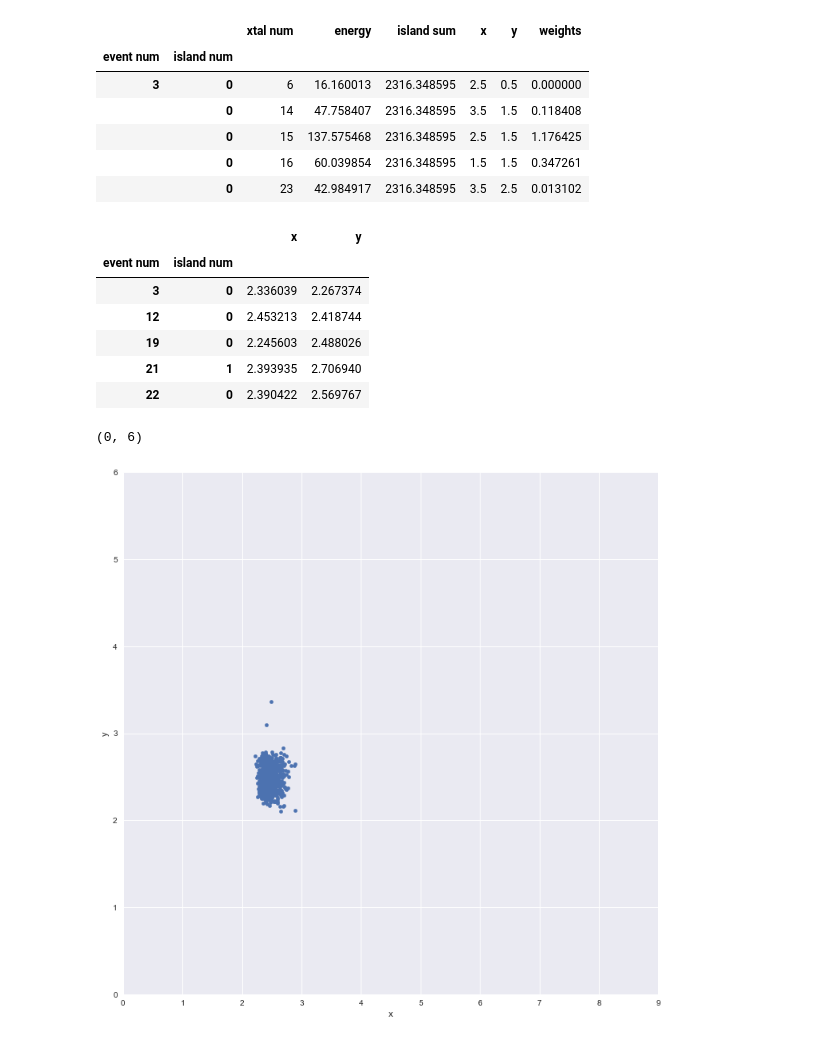
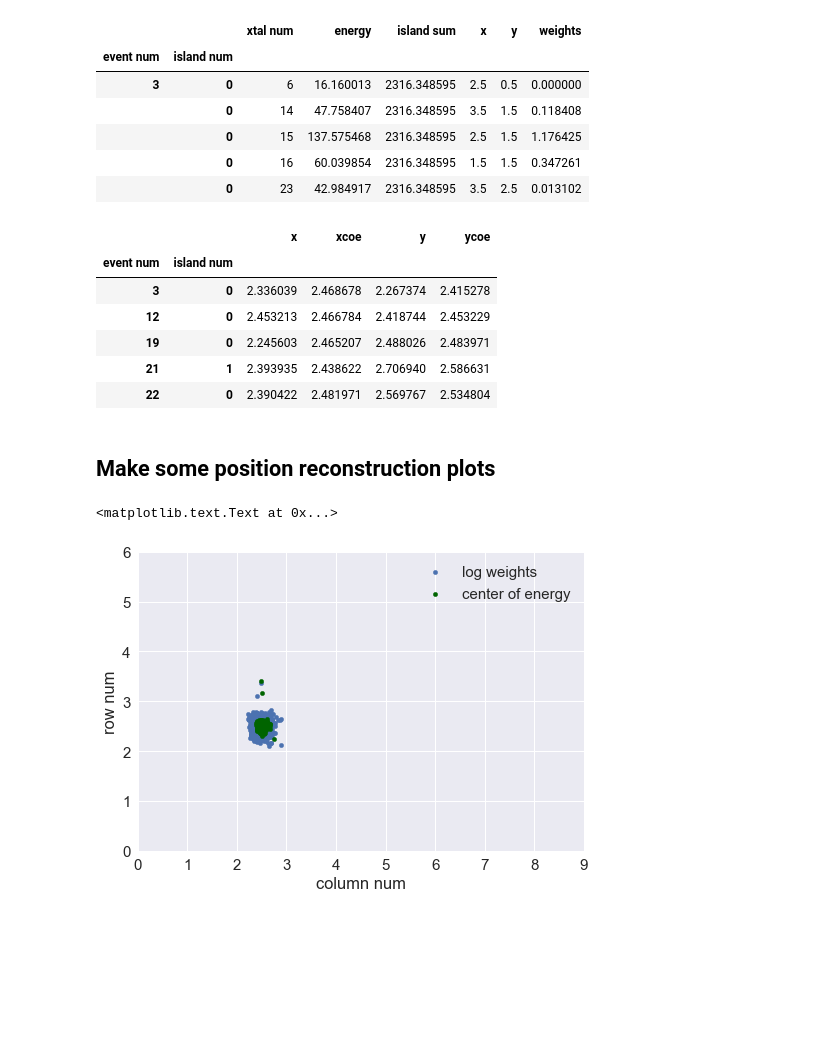
Before and after one commit to atfienberg/gm2-jupyter-notebooks, a Jupyter notebook: SLACWithPandas.ipynb, the cells around one changed output. Cells and saved outputs as stored; diff of their text form; code cells hidden in the pictures; blank space fills up the shorter version.

Commit message:
added center of energy and laser energies

```diff
--- a/SLACWithPandas.ipynb
+++ b/SLACWithPandas.ipynb
@@ -226,25 +227,36 @@ hit_stack.head()
 |  | 0 | 23 | 42.984917 | 2316.348595 | 3.5 | 2.5 | 0.013102 |
 # %%
 # calculate positions!
-xs = hit_stack.groupby(level=('event num', 'island num'), group_keys=False).apply(
-    lambda x: (x.weights*x.x).sum()/x.weights.sum())
-ys = hit_stack.groupby(level=('event num', 'island num'), group_keys=False).apply(
-    lambda x: (x.weights*x.y).sum()/x.weights.sum())
-pos_frame = pd.DataFrame({'x' : xs, 'y': ys})
+grouped = hit_stack.groupby(level=('event num', 'island num'), group_keys=False)
+
+xs = grouped.apply(lambda x: (x.weights*x.x).sum()/x.weights.sum())
+ys = grouped.apply(lambda x: (x.weights*x.y).sum()/x.weights.sum())
+
+# also use the bad "center of energy" technique to compare
+xcoe = grouped.apply(lambda x: (x.energy*x.x).sum()/x.energy.sum())
+ycoe = grouped.apply(lambda x:(x.energy*x.y).sum()/x.energy.sum())
+pos_frame = pd.DataFrame({'x' : xs, 'y': ys, 'xcoe': xcoe, 'ycoe': ycoe})
 pos_frame.head()
 # %% [output]
-|  |  | x | y |
-| event num | island num |  |  |
-| 3 | 0 | 2.336039 | 2.267374 |
-| 12 | 0 | 2.453213 | 2.418744 |
-| 19 | 0 | 2.245603 | 2.488026 |
-| 21 | 1 | 2.393935 | 2.706940 |
-| 22 | 0 | 2.390422 | 2.569767 |
+|  |  | x | xcoe | y | ycoe |
+| event num | island num |  |  |  |  |
+| 3 | 0 | 2.336039 | 2.468678 | 2.267374 | 2.415278 |
+| 12 | 0 | 2.453213 | 2.466784 | 2.418744 | 2.453229 |
+| 19 | 0 | 2.245603 | 2.465207 | 2.488026 | 2.483971 |
+| 21 | 1 | 2.393935 | 2.438622 | 2.706940 | 2.586631 |
+| 22 | 0 | 2.390422 | 2.481971 | 2.569767 | 2.534804 |
+# %% [markdown]
+## Make some position reconstruction plots
 # %%
-# plot the calculated positions
-pos_frame.plot(kind='scatter', x='x', y='y')
+plt.rcParams['figure.figsize'] = 9, 6
+seaborn.set(font_scale=1.5)
+# plot the calculated positions and center of energy positions
+ax = pos_frame.plot(kind='scatter', x='x', y='y', label='log weights')
+pos_frame.plot(kind='scatter', x='xcoe', y='ycoe', label='center of energy', color='DarkGreen', ax=ax)
 plt.xlim(0,9)
 plt.ylim(0,6)
+plt.xlabel('column num')
+plt.ylabel('row num')
 # %% [output]
-(0, 6)
+<matplotlib.text.Text at 0x...>
-[figure, old version]
+[figure, new version]
```
Also changed, not shown: parts of 6 cells of this notebook.
